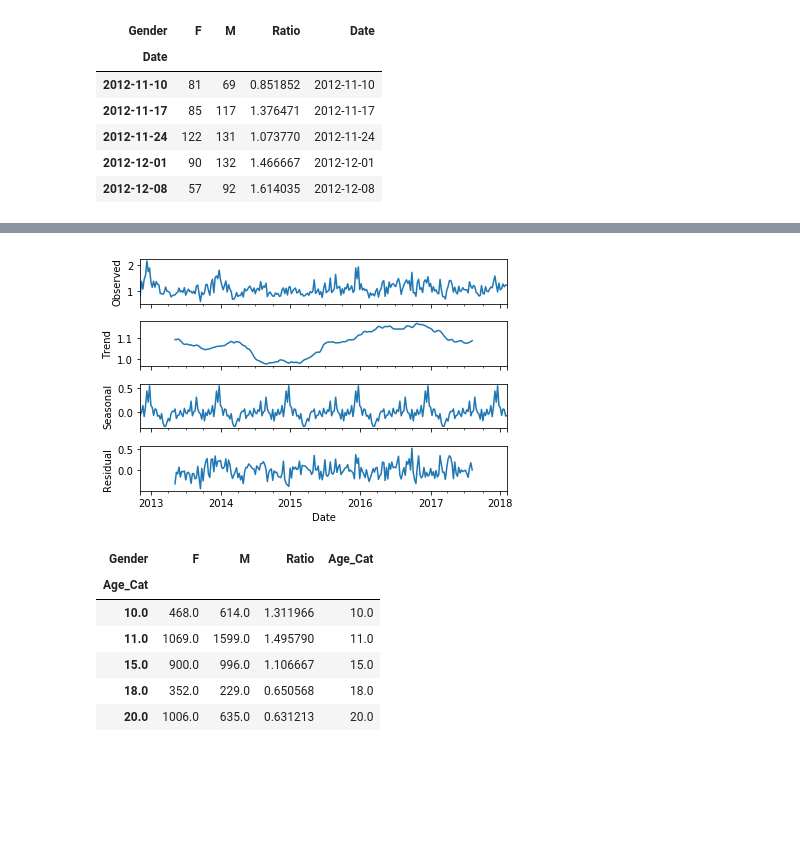
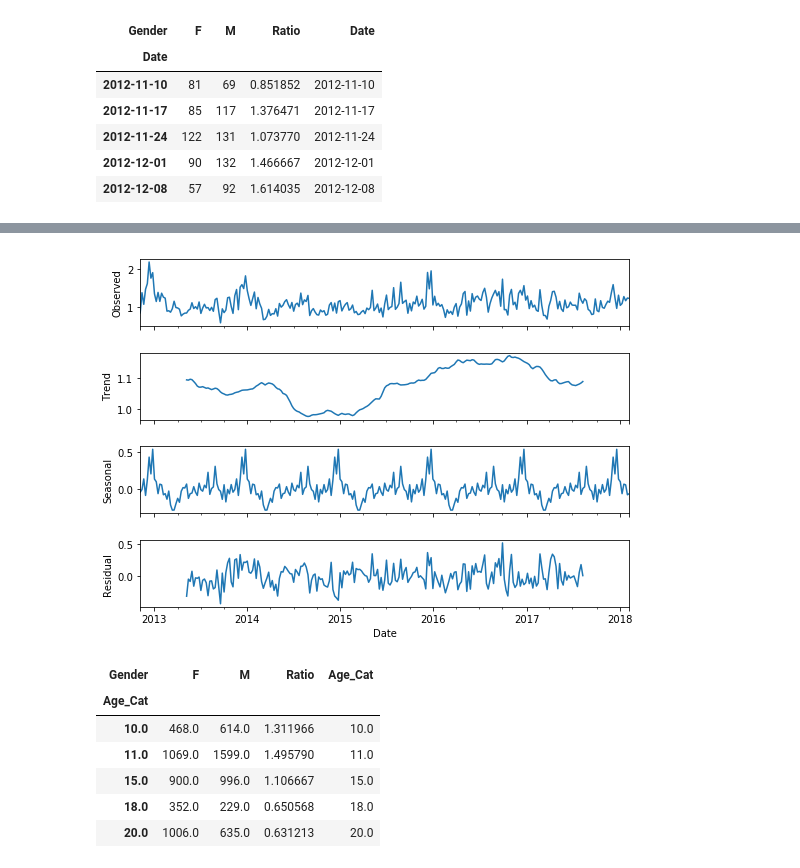
Before and after one commit to caffreit/testpark, a Jupyter notebook: Exploratory Analysis of MHide ParkRun Part 1.ipynb, the cells around one changed output, grey strips where cells are left out. Saved outputs shown, nothing was run; the diff lists cells and outputs as text; code cells hidden in the pictures; blank space fills up the shorter version.

```diff
--- a/Exploratory Analysis of MHide ParkRun Part 1.ipynb
+++ b/Exploratory Analysis of MHide ParkRun Part 1.ipynb
@@ -204,7 +248,8 @@ Name: Ratio, dtype: float64
 # %%
+series = dft['Ratio']
 result = seasonal_decompose(series,\
                             model='additive',freq=52)
-result.plot()
-plt.show()
+fig = result.plot()
+fig.set_size_inches(8,6)
 # %% [output]
-[figure, old version]
+[figure, new version]
```
Also changed, not shown: parts of 30 cells of this notebook.
